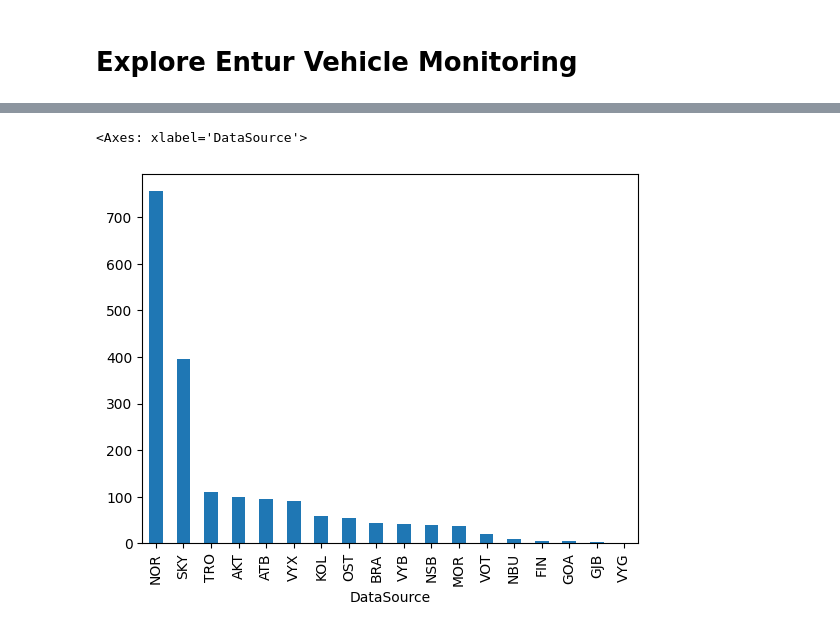
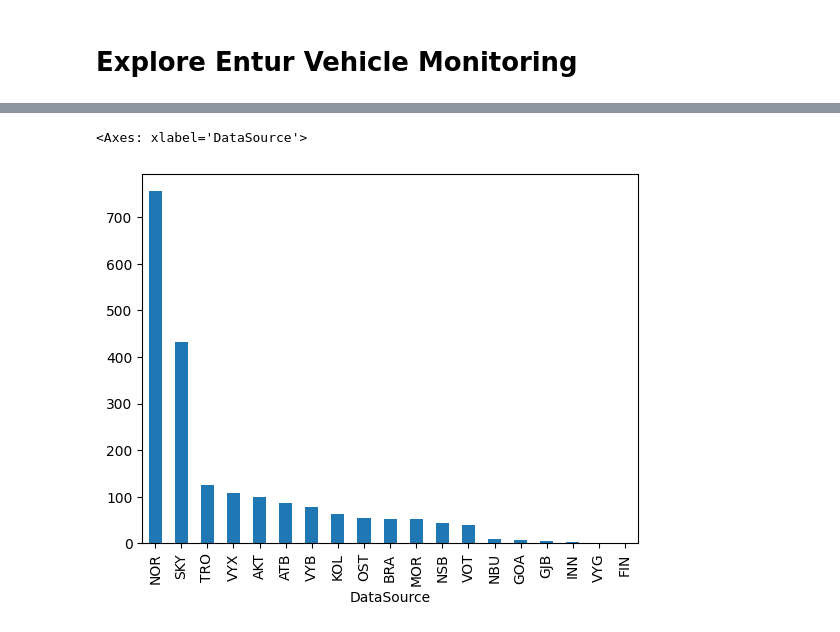
Before and after one commit to knuthp/spartid-pubtransport, a Jupyter notebook: notebooks/explore_vehicle_monitoring.ipynb, the cells around one changed output, grey strips where cells are left out. Drawn from its saved outputs; the diff is of its cells as text; code cells hidden in the pictures.

```diff
--- a/notebooks/explore_vehicle_monitoring.ipynb
+++ b/notebooks/explore_vehicle_monitoring.ipynb
@@ -95,0 +9,3 @@ gdf.head()
+# %%
+gdf = vehiclemonitoring.get_vehicles()
+gdf.dtypes
@@ -113,5 +110,5 @@ df["VehicleMode"].value_counts().plot.bar()
 # %%
-df["DataSource"].value_counts().plot.bar()
+gdf["DataSource"].value_counts().plot.bar()
 # %% [output]
 <Axes: xlabel='DataSource'>
-[figure, old version]
+[figure, new version]
```
Also changed, not shown: parts of 13 cells of this notebook, 3 other files.
